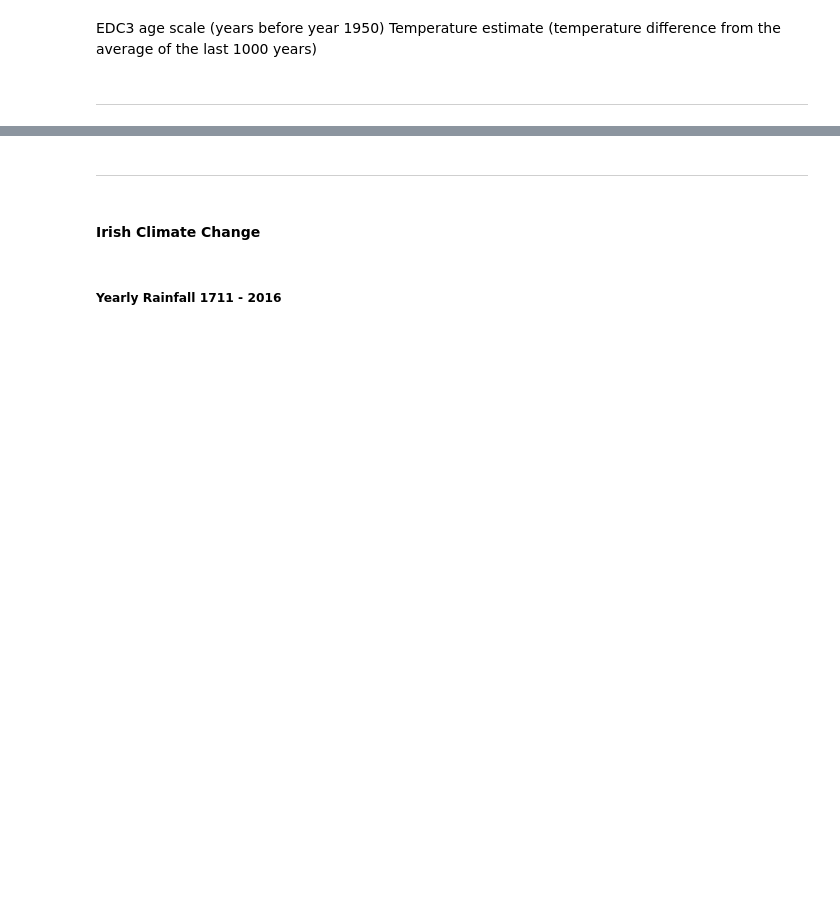
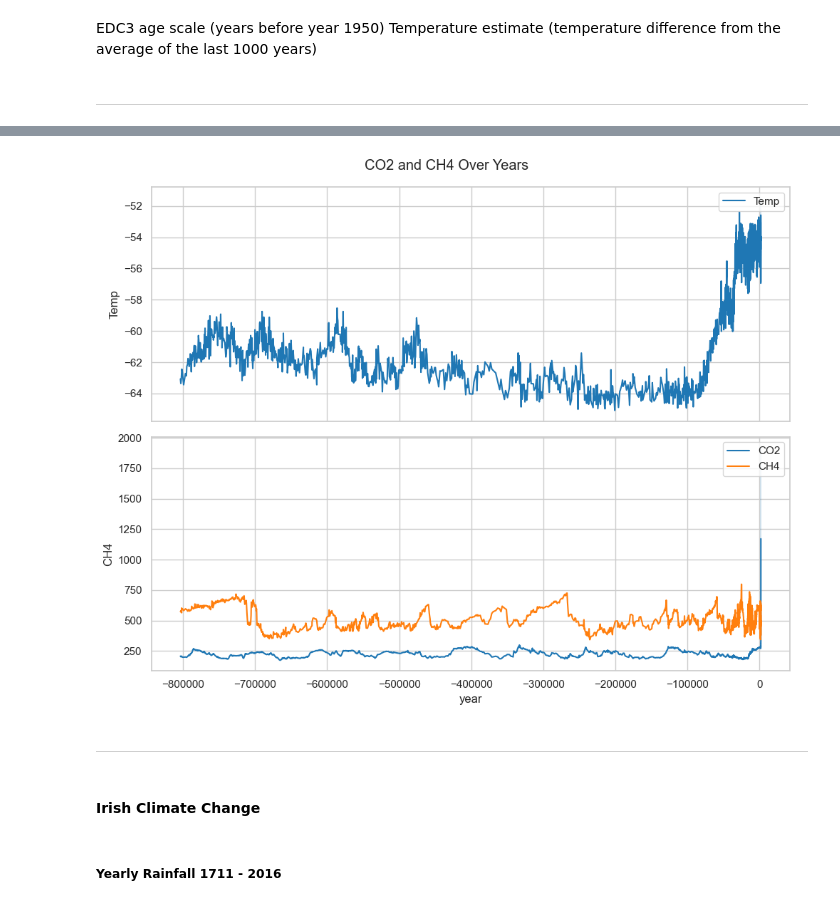
Before and after one commit to rebhanqui/programming-data-project-2, a Jupyter notebook: c02-v-temperature.ipynb, the cells around one changed output, grey strips where cells are left out. Cells and saved outputs as stored; diff of their text form; code cells hidden in the pictures; blank space fills up the shorter version.

```diff
--- a/c02-v-temperature.ipynb
+++ b/c02-v-temperature.ipynb
@@ -402,3 +465,30 @@ noaatemp.head(10)
+# %%
+years = mergeddata["year"]
+co2values = mergeddata["co2"]
+ch4values = mergech4["ch4"]
+tempvalues = mergetemp["temp"]
+
+fig, (ax1, ax2) = plt.subplots(2, 1, figsize=(10, 8), sharex=True)
+
+sns.lineplot(x=years, y=tempvalues, ax=ax1, label="Temp")
+sns.lineplot(x=years, y=co2values, ax=ax2, label="CO2")
+sns.lineplot(x=years, y=ch4values, ax=ax2, label="CH4")
+
+fig.suptitle("CO2 and CH4 Over Years")
+ax1.set_xlabel("Year")
+
+ax1.set_ylabel("Temp")
+ax2.set_ylabel("CO2")
+ax2.set_ylabel("CH4")
+
+ax1.legend()
+ax2.legend()
+
+plt.tight_layout()
+
+plt.show()
+# %% [output]
+[figure, added]
 # %% [markdown]
 
 ---
```
Also changed, not shown: parts of 13 cells of this notebook, 2 other files.
